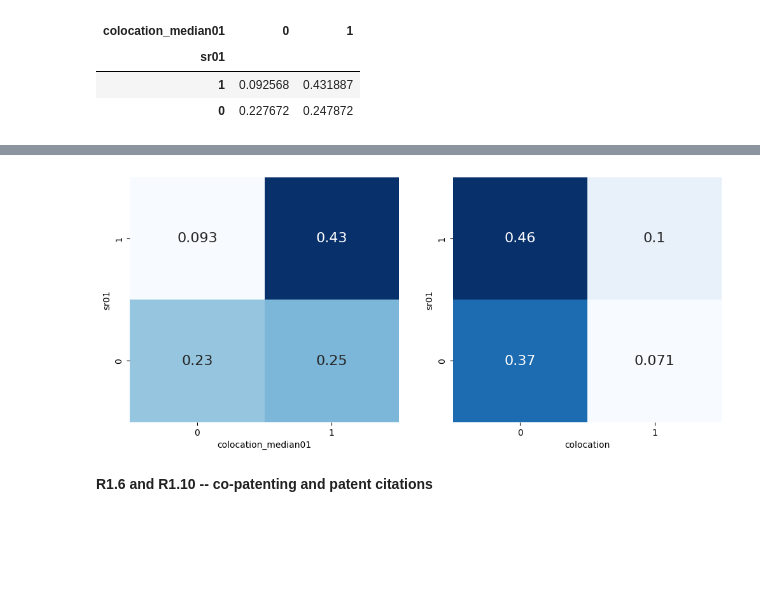
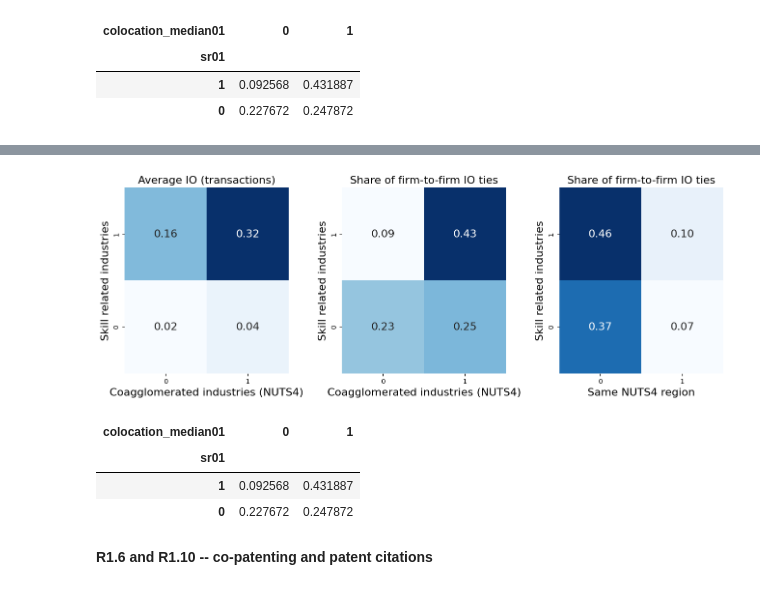
Before and after one commit to sandorjuhasz/coagglomeration, a Jupyter notebook: code/06b_revision.ipynb, the cells around one changed output, grey strips where cells are left out. Drawn from its saved outputs; the diff is of its cells as text; code cells hidden in the pictures; blank space fills up the shorter version.

Commit message:
figure for revision -- wip

```diff
--- a/code/06b_revision.ipynb
+++ b/code/06b_revision.ipynb
@@ -90,12 +116,20 @@ ff_mat_norm
 # %%
-def crosstab_visual(mat, fontsize, colormap, ax=None):
+def crosstab_visual(mat, fontsize, colormap, title_text=None, axis_labels=None, ax=None):
     if ax is None:
         ax = plt.gca()
     mh = sns.heatmap(
         mat,
         annot=True,
         annot_kws={"fontsize":(fontsize)},
+        fmt=".2f",
         cbar=False,
         cmap=colormap,
         ax=ax
     )
+
+    if axis_labels:
+        ax.set_xlabel(axis_labels[0], fontsize=fontsize)
+        ax.set_ylabel(axis_labels[1], fontsize=fontsize)
+
+    if title_text:
+        ax.set_title(title_text, fontsize=fontsize)
@@ -104,12 +136,43 @@ def crosstab_visual(mat, fontsize, colormap, ax=None):
-# %%
-fig, ax = plt.subplots(1,2, figsize=(12,5))
-fontsize = 16
-
-crosstab_visual(ff_mat_norm, fontsize=fontsize, colormap="Blues", ax=ax[0])
-
-crosstab_visual(inreg_mat, fontsize=fontsize, colormap="Blues", ax=ax[1])
-# %% [output]
-[figure, removed]
+# %%
+fig, ax = plt.subplots(1,3, figsize=(16,5))
+plt.subplots_adjust(wspace=0.325)
+fontsize = 16
+
+crosstab_visual(
+    ii_mat,
+    fontsize=fontsize,
+    colormap="Blues",
+    title_text="Average IO (transactions)",
+    axis_labels=["Coagglomerated industries (NUTS4)", "Skill related industries"],
+    ax=ax[0]
+)
+
+crosstab_visual(
+    ff_mat_norm,
+    fontsize=fontsize,
+    colormap="Blues",
+    title_text="Share of firm-to-firm IO ties",
+    axis_labels=["Coagglomerated industries (NUTS4)", "Skill related industries"],
+    ax=ax[1]
+)
+
+crosstab_visual(
+    inreg_mat,
+    fontsize=fontsize,
+    colormap="Blues",
+    title_text="Share of firm-to-firm IO ties",
+    axis_labels=["Same NUTS4 region", "Skill related industries"],
+    ax=ax[2]
+)
+# %% [output]
+[figure, added]
+# %%
+ff_mat_norm
+# %% [output]
+| colocation_median01 | 0 | 1 |
+| sr01 |  |  |
+| 1 | 0.092568 | 0.431887 |
+| 0 | 0.227672 | 0.247872 |
 # %% [markdown]
 **R1.6 and R1.10 -- co-patenting and patent citations**
 # %%
```
Also changed, not shown: parts of 2 cells of this notebook.
